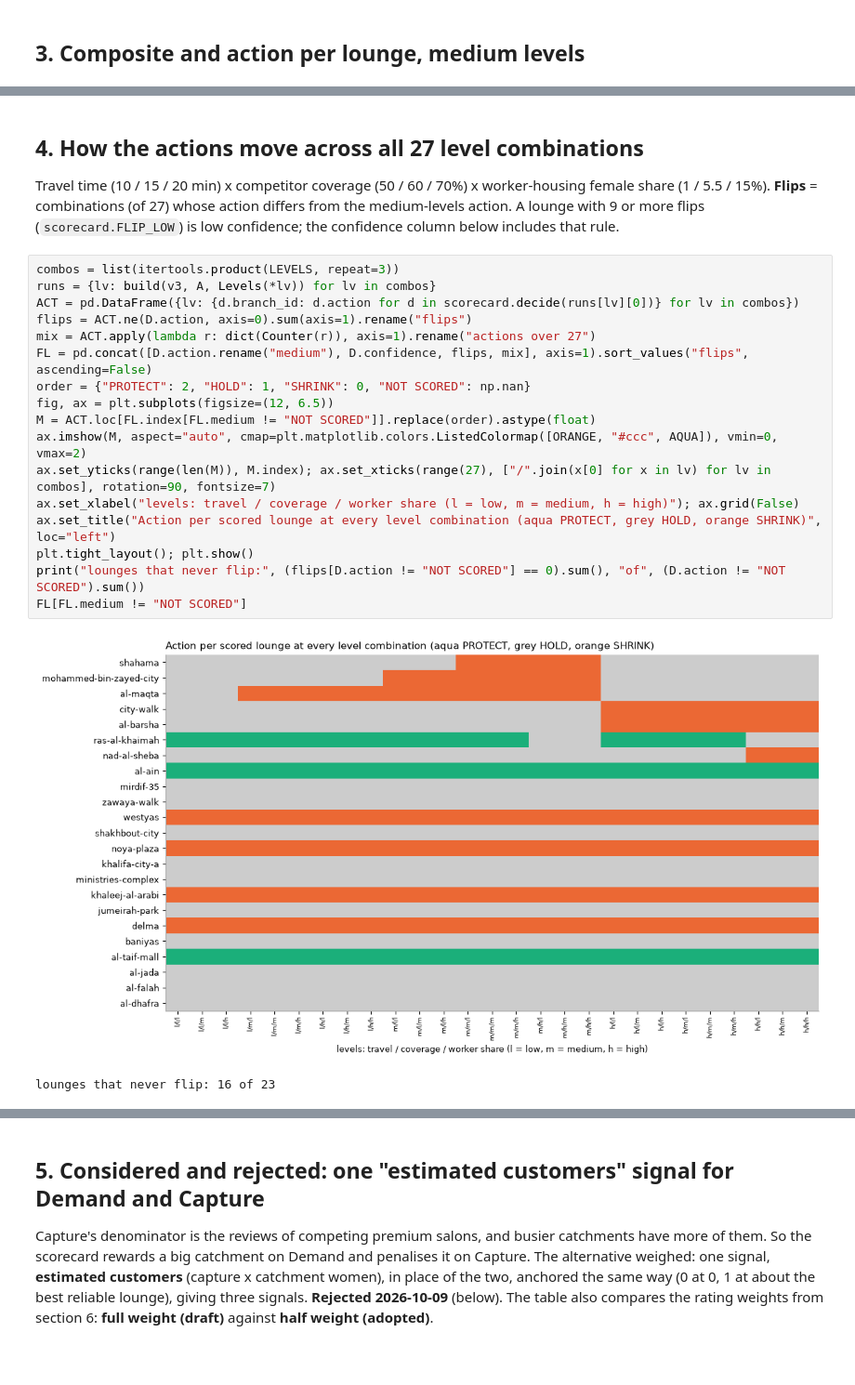
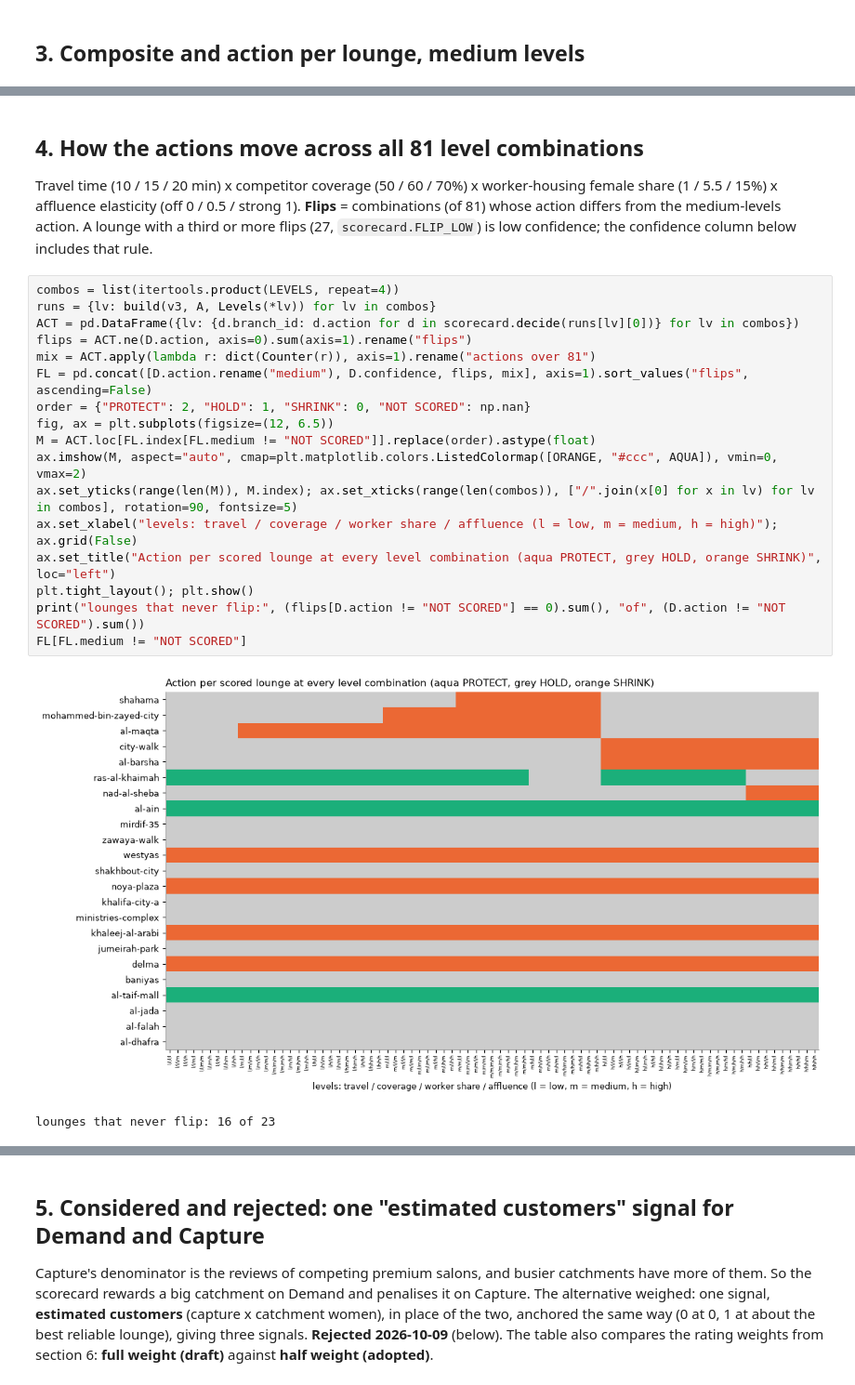
Before and after one commit to thenomadlad/2pz-ai-case-study, a Jupyter notebook: notebooks/decisions.ipynb, the cells around one changed output, grey strips where cells are left out. Shown at 93% size. Cells and saved outputs as stored; diff of their text form; blank space fills up the shorter version.

```diff
--- a/notebooks/decisions.ipynb
+++ b/notebooks/decisions.ipynb
@@ -159,28 +161,29 @@ its women; it sits just above the SHRINK line and flips in 9 of 27 combinations.
 al-dhafra are thin markets: capture is neutral, confidence low.
 # %% [markdown]
-## 4. How the actions move across all 27 level combinations
+## 4. How the actions move across all 81 level combinations
 
 Travel time (10 / 15 / 20 min) x competitor coverage (50 / 60 / 70%) x worker-housing female share
-(1 / 5.5 / 15%). **Flips** = combinations (of 27) whose action differs from the medium-levels
-action. A lounge with 9 or more flips (`scorecard.FLIP_LOW`) is low confidence; the confidence
+(1 / 5.5 / 15%) x affluence elasticity (off 0 / 0.5 / strong 1). **Flips** = combinations (of 81)
+whose action differs from the medium-levels action. A lounge with a third or more flips (27,
+`scorecard.FLIP_LOW`) is low confidence; the confidence
 column below includes that rule.
 # %%
-combos = list(itertools.product(LEVELS, repeat=3))
+combos = list(itertools.product(LEVELS, repeat=4))
 runs = {lv: build(v3, A, Levels(*lv)) for lv in combos}
 ACT = pd.DataFrame({lv: {d.branch_id: d.action for d in scorecard.decide(runs[lv][0])} for lv in combos})
 flips = ACT.ne(D.action, axis=0).sum(axis=1).rename("flips")
-mix = ACT.apply(lambda r: dict(Counter(r)), axis=1).rename("actions over 27")
+mix = ACT.apply(lambda r: dict(Counter(r)), axis=1).rename("actions over 81")
 FL = pd.concat([D.action.rename("medium"), D.confidence, flips, mix], axis=1).sort_values("flips", ascending=False)
 order = {"PROTECT": 2, "HOLD": 1, "SHRINK": 0, "NOT SCORED": np.nan}
 fig, ax = plt.subplots(figsize=(12, 6.5))
 M = ACT.loc[FL.index[FL.medium != "NOT SCORED"]].replace(order).astype(float)
 ax.imshow(M, aspect="auto", cmap=plt.matplotlib.colors.ListedColormap([ORANGE, "#ccc", AQUA]), vmin=0, vmax=2)
-ax.set_yticks(range(len(M)), M.index); ax.set_xticks(range(27), ["/".join(x[0] for x in lv) for lv in combos], rotation=90, fontsize=7)
-ax.set_xlabel("levels: travel / coverage / worker share (l = low, m = medium, h = high)"); ax.grid(False)
+ax.set_yticks(range(len(M)), M.index); ax.set_xticks(range(len(combos)), ["/".join(x[0] for x in lv) for lv in combos], rotation=90, fontsize=5)
+ax.set_xlabel("levels: travel / coverage / worker share / affluence (l = low, m = medium, h = high)"); ax.grid(False)
 ax.set_title("Action per scored lounge at every level combination (aqua PROTECT, grey HOLD, orange SHRINK)", loc="left")
 plt.tight_layout(); plt.show()
 print("lounges that never flip:", (flips[D.action != "NOT SCORED"] == 0).sum(), "of", (D.action != "NOT SCORED").sum())
 FL[FL.medium != "NOT SCORED"]
 # %% [output]
-[figure, old version]
+[figure, new version]
 lounges that never flip: 16 of 23
```
Also changed, not shown: parts of 18 cells of this notebook, 2 other files.
